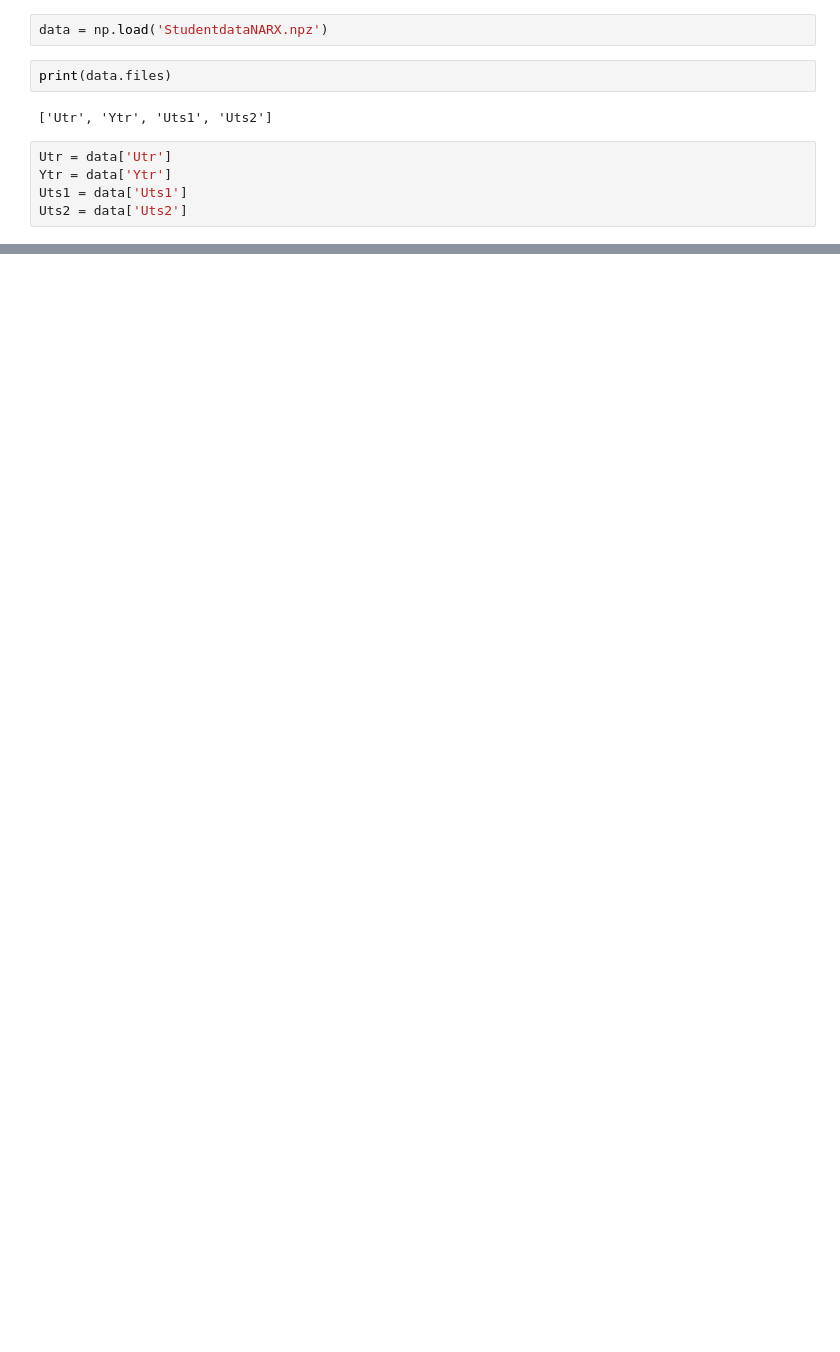
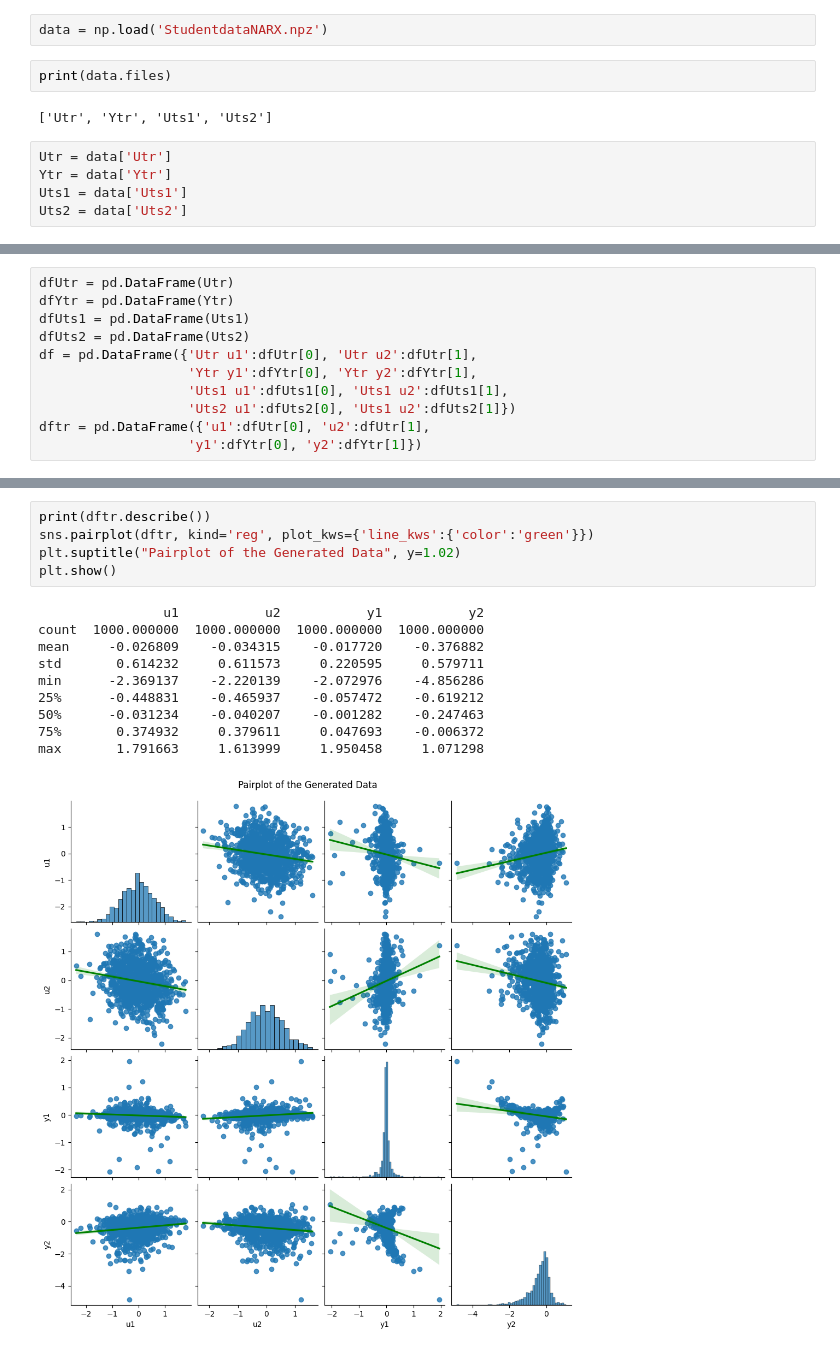
Before and after one commit to LeG108/Project-ML-by-RGB, a Jupyter notebook: main.ipynb, the cells around one changed output, grey strips where cells are left out. Cells and saved outputs as stored; diff of their text form; blank space fills up the shorter version.

```diff
--- a/main.ipynb
+++ b/main.ipynb
@@ -78,0 +42,11 @@ print(Uts2)
+# %%
+dfUtr = pd.DataFrame(Utr)
+dfYtr = pd.DataFrame(Ytr)
+dfUts1 = pd.DataFrame(Uts1)
+dfUts2 = pd.DataFrame(Uts2)
+df = pd.DataFrame({'Utr u1':dfUtr[0], 'Utr u2':dfUtr[1],
+                   'Ytr y1':dfYtr[0], 'Ytr y2':dfYtr[1],
+                   'Uts1 u1':dfUts1[0], 'Uts1 u2':dfUts1[1],
+                   'Uts2 u1':dfUts2[0], 'Uts1 u2':dfUts2[1]})
+dftr = pd.DataFrame({'u1':dfUtr[0], 'u2':dfUtr[1],
+                   'y1':dfYtr[0], 'y2':dfYtr[1]})
@@ -78,0 +62,16 @@ print(Uts2)
+# %%
+print(dftr.describe())
+sns.pairplot(dftr, kind='reg', plot_kws={'line_kws':{'color':'green'}})
+plt.suptitle("Pairplot of the Generated Data", y=1.02)
+plt.show()
+# %% [output]
+                u1           u2           y1           y2
+count  1000.000000  1000.000000  1000.000000  1000.000000
+mean     -0.026809    -0.034315    -0.017720    -0.376882
+std       0.614232     0.611573     0.220595     0.579711
+min      -2.369137    -2.220139    -2.072976    -4.856286
+25%      -0.448831    -0.465937    -0.057472    -0.619212
+50%      -0.031234    -0.040207    -0.001282    -0.247463
+75%       0.374932     0.379611     0.047693    -0.006372
+max       1.791663     1.613999     1.950458     1.071298
+[figure, added]
```
Also changed, not shown: parts of 16 cells of this notebook.
